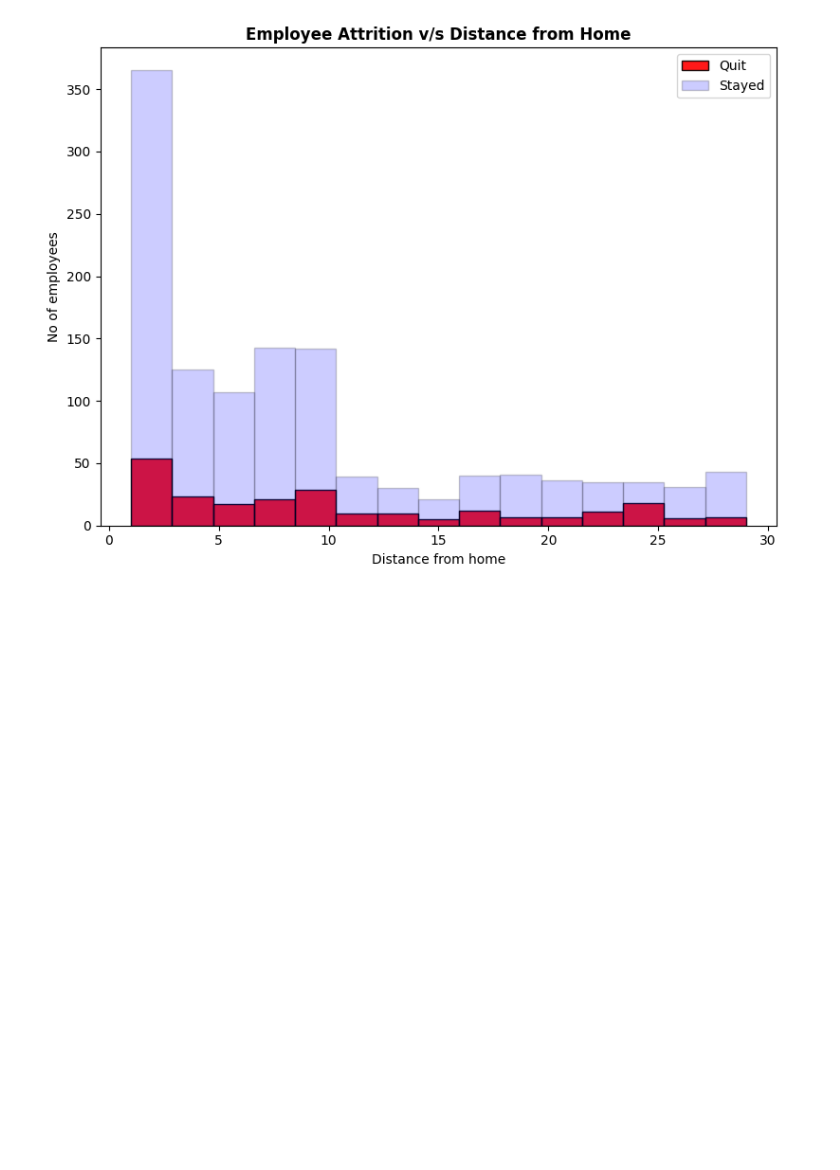
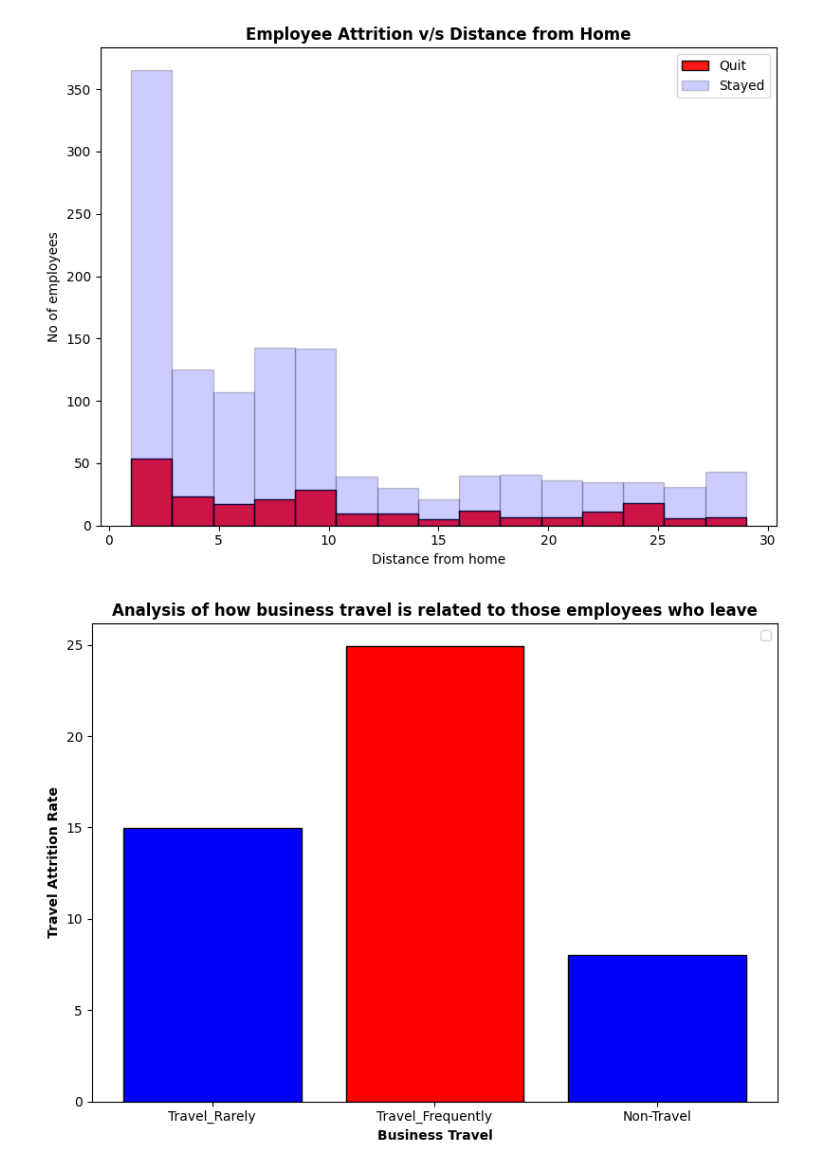
Before and after one commit to AryanGoyal17/Employee-Attrition-Analysis, a Jupyter notebook: analysis.ipynb, the cells around one changed output. Drawn from its saved outputs; the diff is of its cells as text; code cells hidden in the pictures; blank space fills up the shorter version.

Commit message:
feat: Found the relationship between business travel and employee attrition

```diff
--- a/analysis.ipynb
+++ b/analysis.ipynb
@@ -388,3 +388,28 @@ plt.show()
 [figure]
 # %%
 #Answer-- Majority of employees who stayed have their homes near to their workplace
+# %%
+#q5-- Does more business travel lead to more employee attrition
+
+travel_all = df['BusinessTravel'].value_counts()
+
+#Travelling data among those employees who left the company
+
+travel_left = df[df['Attrition'] == 'Yes']['BusinessTravel'].value_counts()
+
+#Calculating the travel_attrition rate
+travel_attrition_rate = (travel_left / travel_all)*100
+
+plt.figure(figsize=(8,6))
+
+plt.bar(travel_attrition_rate.index, travel_attrition_rate.values, color= ['Blue', 'Red'], edgecolor= 'Black')
+
+plt.title('Analysis of how business travel is related to those employees who leave', fontweight= 'bold')
+plt.xlabel('Business Travel', fontweight= 'bold')
+plt.ylabel('Travel Attrition Rate', fontweight= 'bold')
+
+plt.legend()
+plt.tight_layout()
+plt.show()
+# %% [output]
+[figure, added]
```
Also changed, not shown: parts of 1 cell of this notebook.
